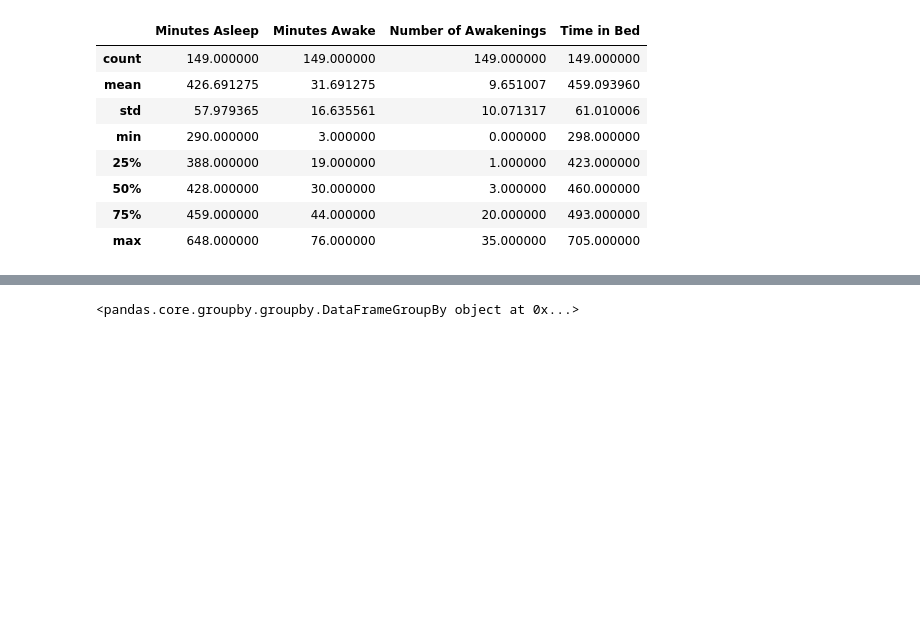
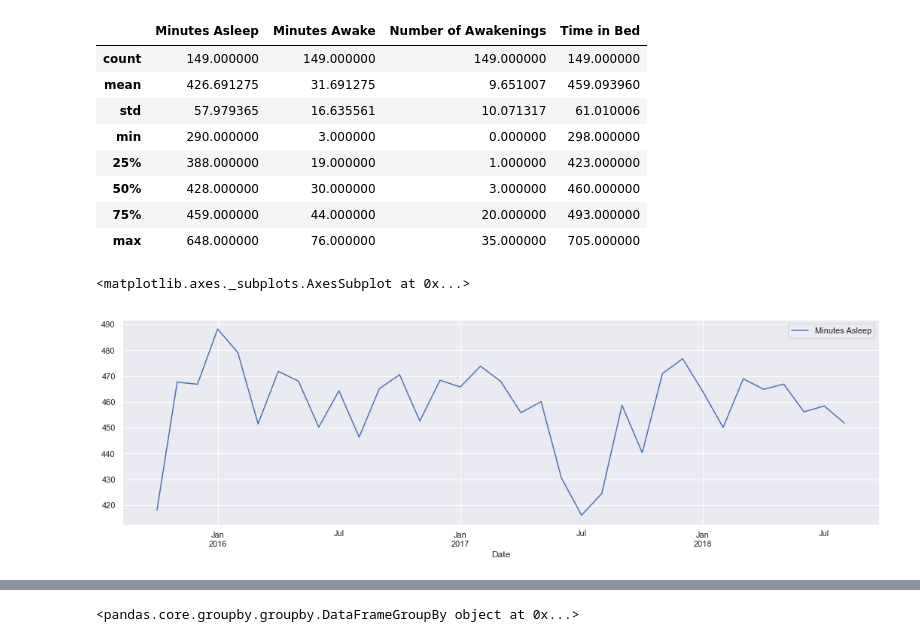
Before and after one commit to wu72/Springboard, a Jupyter notebook: CapstoneProject1/FitbitCapstone1.ipynb, the cells around one changed output, grey strips where cells are left out. Cells and saved outputs as stored; diff of their text form; code cells hidden in the pictures; blank space fills up the shorter version.

```diff
--- a/CapstoneProject1/FitbitCapstone1.ipynb
+++ b/CapstoneProject1/FitbitCapstone1.ipynb
@@ -587,3 +587,8 @@ Wednesday
 | 50% | 428.000000 | 30.000000 | 3.000000 | 460.000000 |
 | 75% | 459.000000 | 44.000000 | 20.000000 | 493.000000 |
 | max | 648.000000 | 76.000000 | 35.000000 | 705.000000 |
+# %%
+daily_sleep.resample('M').mean().plot(y='Minutes Asleep', figsize=(18,5))
+# %% [output]
+<matplotlib.axes._subplots.AxesSubplot at 0x...>
+[figure, added]
```
Also changed, not shown: parts of 8 cells of this notebook.
